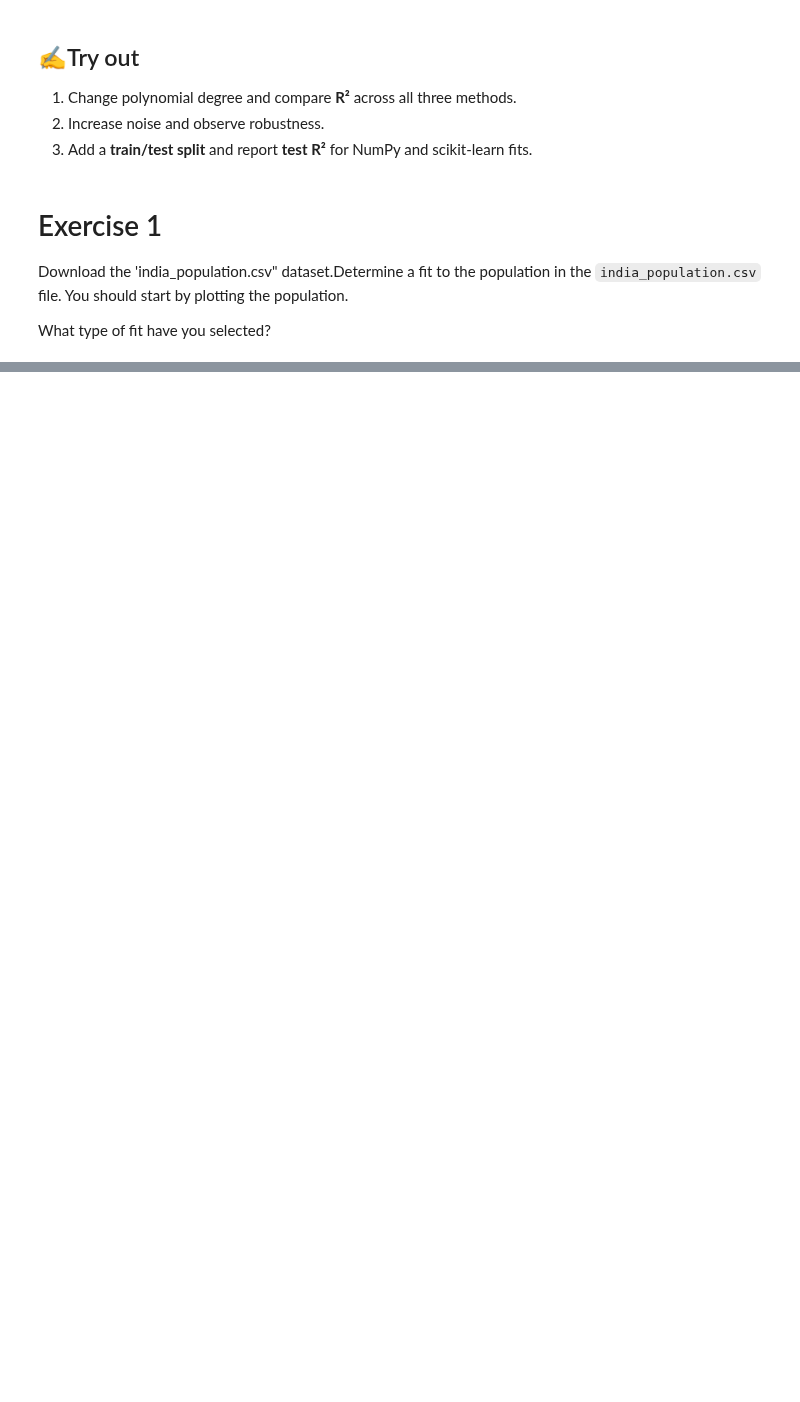
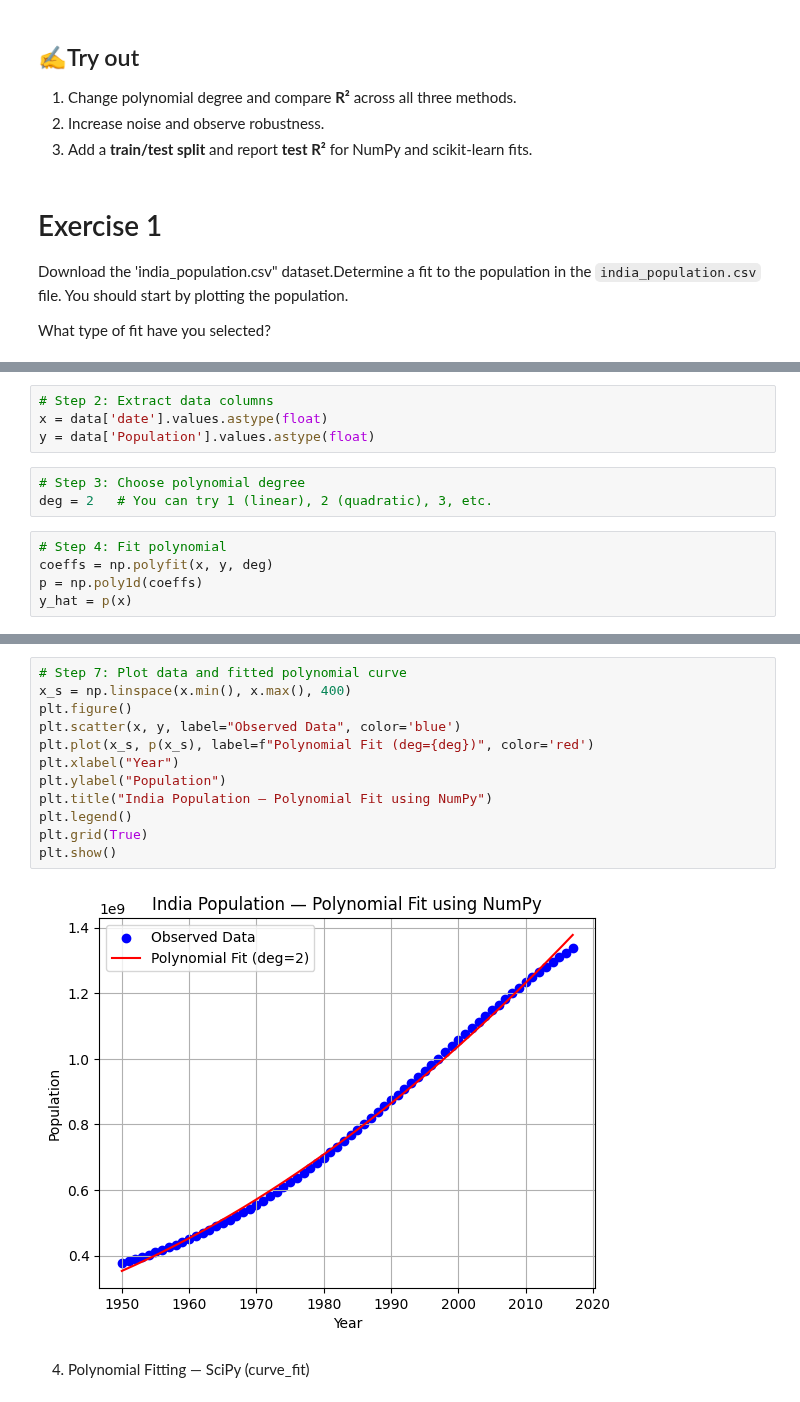
Before and after one commit to fdmy2713-dotcom/ADS1, a Jupyter notebook: ADS1_Unit06_Tutorial_6_Fitting_Hands_On_Exercises_.ipynb, the cells around one changed output, grey strips where cells are left out. Drawn from its saved outputs; the diff is of its cells as text; blank space fills up the shorter version.

```diff
--- a/ADS1_Unit06_Tutorial_6_Fitting_Hands_On_Exercises_.ipynb
+++ b/ADS1_Unit06_Tutorial_6_Fitting_Hands_On_Exercises_.ipynb
@@ -286,0 +331,12 @@ plt.show()
+# %%
+# Step 2: Extract data columns
+x = data['date'].values.astype(float)
+y = data['Population'].values.astype(float)
+# %%
+# Step 3: Choose polynomial degree
+deg = 2   # You can try 1 (linear), 2 (quadratic), 3, etc.
+# %%
+# Step 4: Fit polynomial
+coeffs = np.polyfit(x, y, deg)
+p = np.poly1d(coeffs)
+y_hat = p(x)
@@ -286,0 +355,16 @@ plt.show()
+# %%
+# Step 7: Plot data and fitted polynomial curve
+x_s = np.linspace(x.min(), x.max(), 400)
+plt.figure()
+plt.scatter(x, y, label="Observed Data", color='blue')
+plt.plot(x_s, p(x_s), label=f"Polynomial Fit (deg={deg})", color='red')
+plt.xlabel("Year")
+plt.ylabel("Population")
+plt.title("India Population — Polynomial Fit using NumPy")
+plt.legend()
+plt.grid(True)
+plt.show()
+# %% [output]
+[figure, added]
+# %% [markdown]
+4. Polynomial Fitting — SciPy (curve_fit)
```
Also changed, not shown: parts of 50 cells of this notebook.
